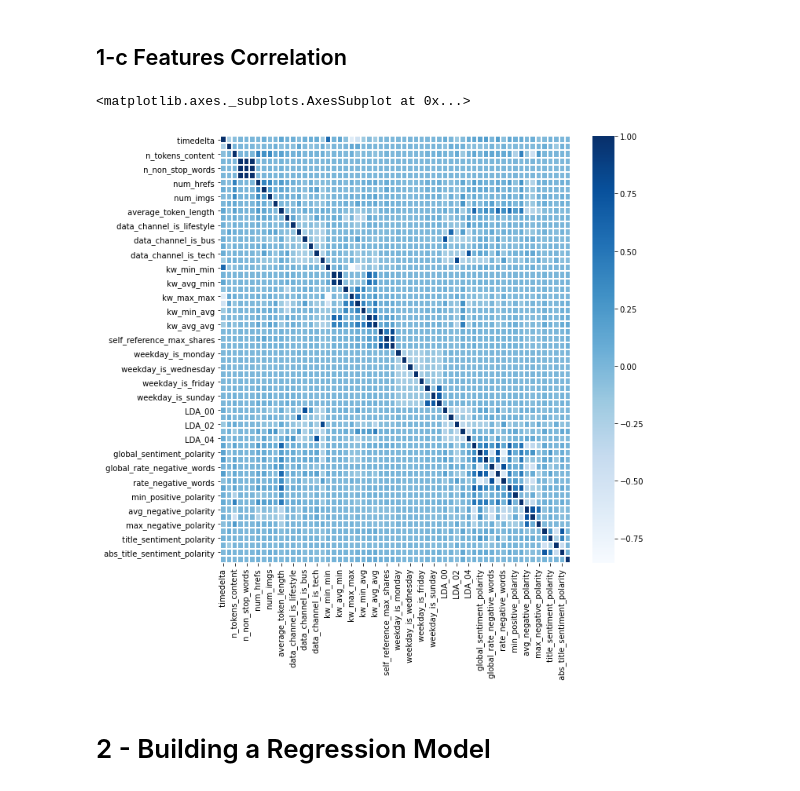
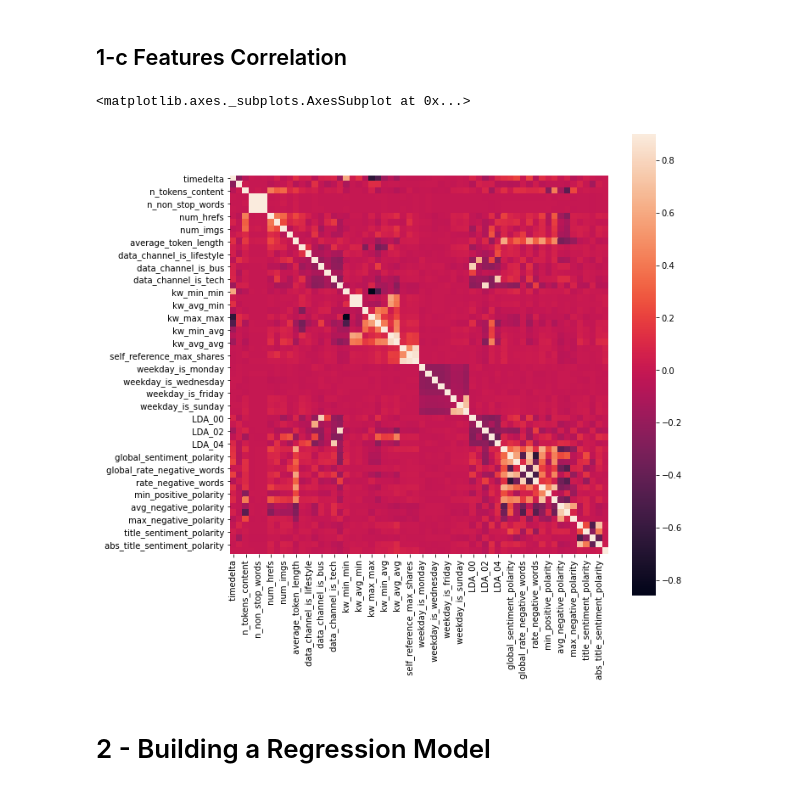
Before and after one commit to kth0522/Online-News-Popularity-Prediction, a Jupyter notebook: prototype.ipynb, the cells around one changed output. Saved outputs shown, nothing was run; the diff lists cells and outputs as text; code cells hidden in the pictures.

```diff
--- a/prototype.ipynb
+++ b/prototype.ipynb
@@ -46,10 +49,10 @@ df.describe()
 ## 1-c Features Correlation
 # %%
 plt.figure(figsize=(10,10))
-sns.heatmap(data=df.corr(), annot=False, linewidths=1.0, cmap='Blues')
+sns.heatmap(data=df.corr(), annot=False, vmax=0.9, square=True)
 # %% [output]
 <matplotlib.axes._subplots.AxesSubplot at 0x...>
-[figure, old version]
+[figure, new version]
 # %% [markdown]
 # 2 - Building a Regression Model
 # %% [markdown]
```
Also changed, not shown: parts of 63 cells of this notebook.
